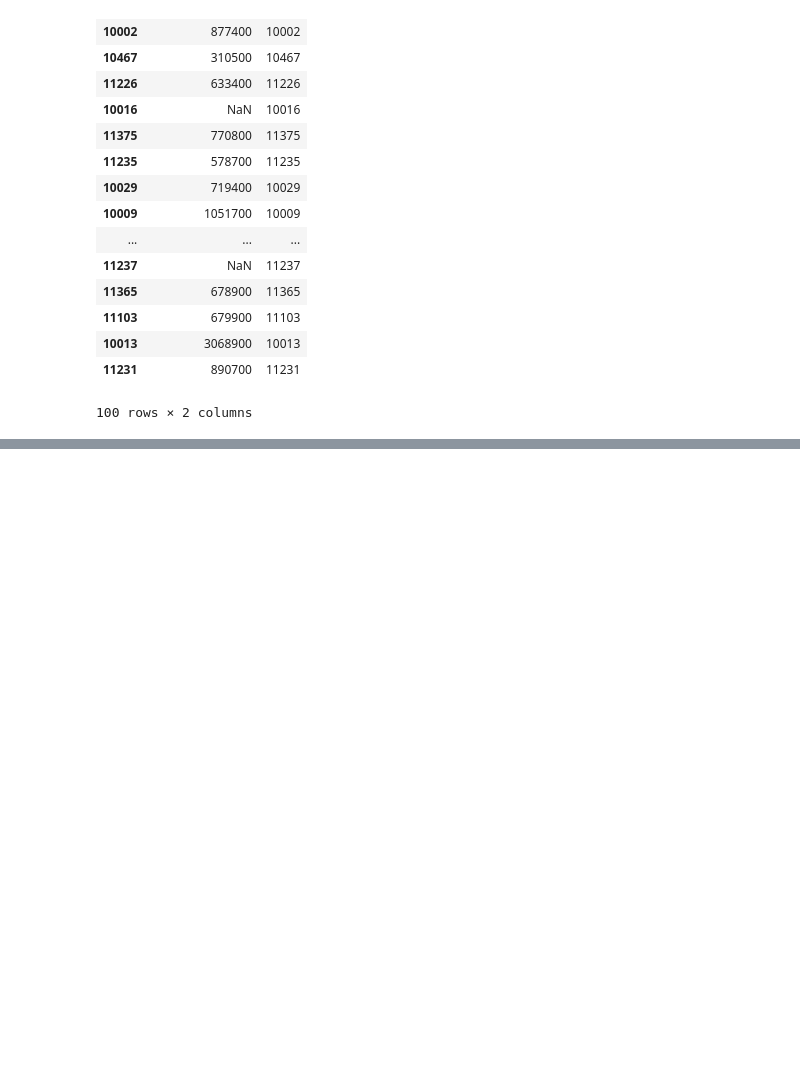
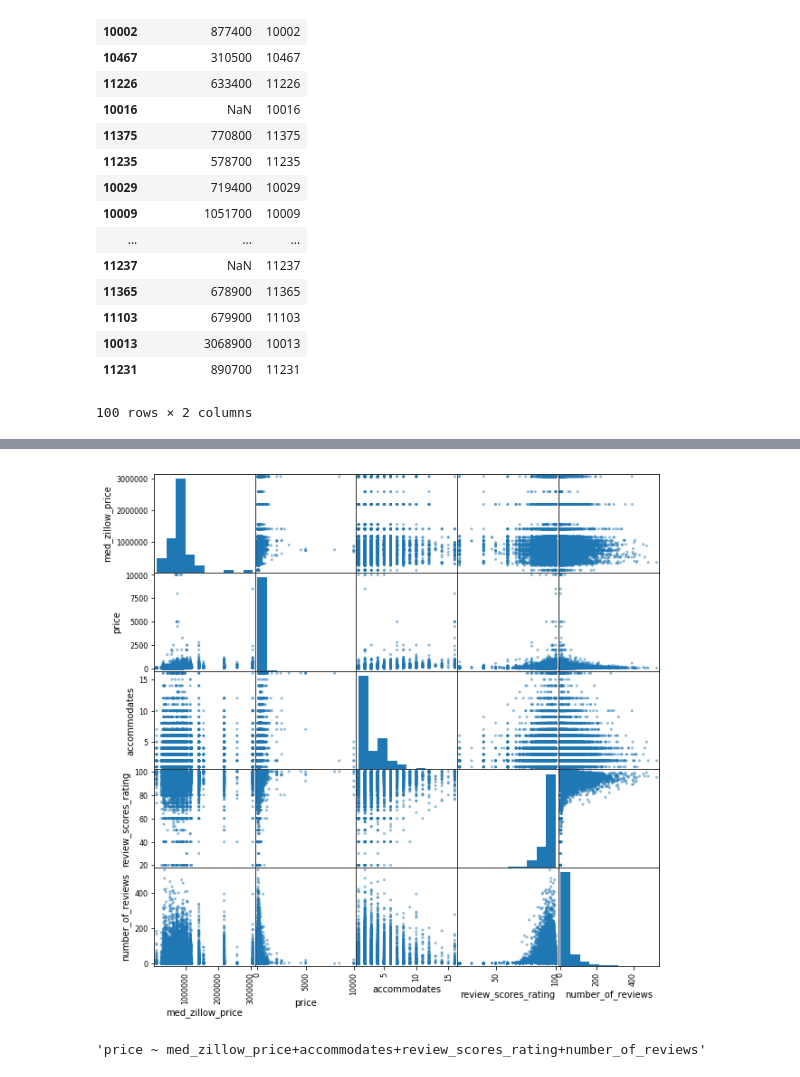
Before and after one commit to softserveslayer/airbnb_price_predictions, a Jupyter notebook: Test_airbnb.ipynb, the cells around one changed output, grey strips where cells are left out. Saved outputs shown, nothing was run; the diff lists cells and outputs as text; code cells hidden in the pictures; blank space fills up the shorter version.

```diff
--- a/Test_airbnb.ipynb
+++ b/Test_airbnb.ipynb
@@ -190,0 +258,4 @@ test[test.columns[1:2]].replace('[\$,]', '', regex=True).astype(float)
+# %%
+pd.plotting.scatter_matrix(airbnb,figsize  = [10, 10]);
+# %% [output]
+[figure, added]
@@ -190,0 +268,4 @@ test[test.columns[1:2]].replace('[\$,]', '', regex=True).astype(float)
+# %%
+formula
+# %% [output]
+'price ~ med_zillow_price+accommodates+review_scores_rating+number_of_reviews'
```
Also changed, not shown: parts of 32 cells of this notebook.
